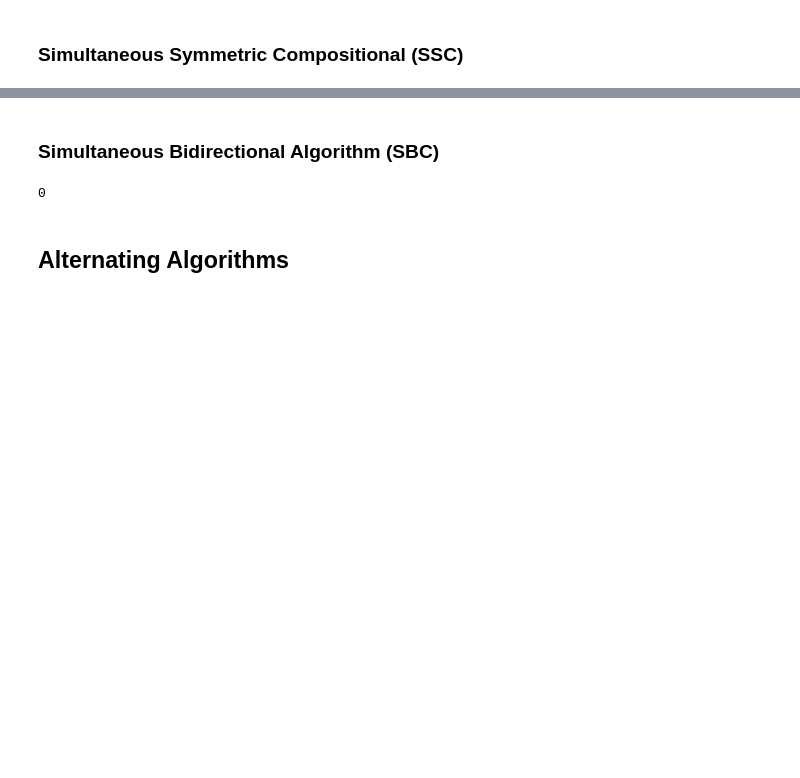
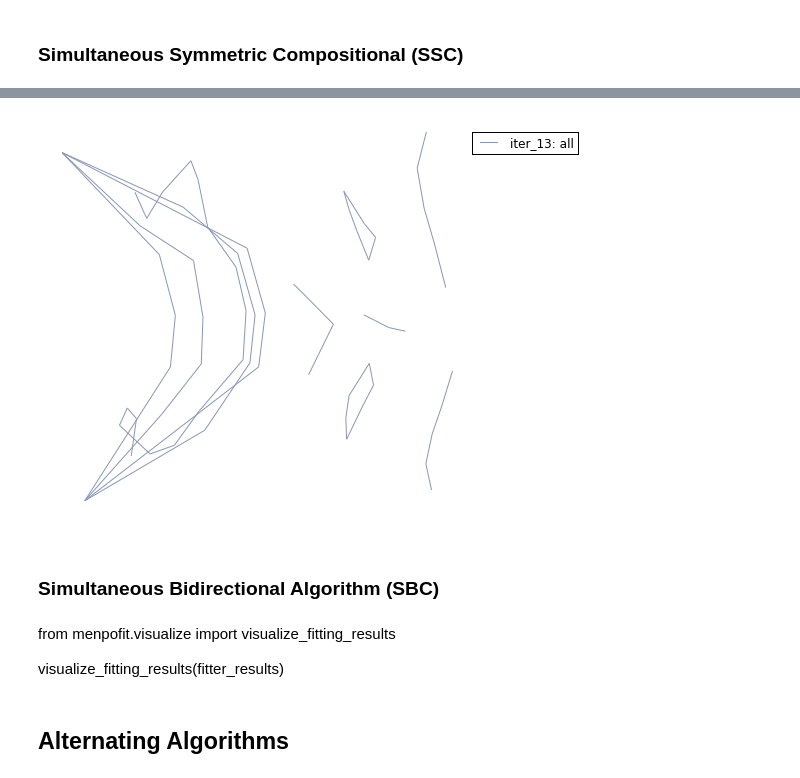
Before and after one commit to patricksnape/alabortijcv2015, a Jupyter notebook: notebooks/Exp3/Test-Models.ipynb, the cells around one changed output, grey strips where cells are left out. Saved outputs shown, nothing was run; the diff lists cells and outputs as text; code cells hidden in the pictures; blank space fills up the shorter version.

```diff
--- a/notebooks/Exp3/Test-Models.ipynb
+++ b/notebooks/Exp3/Test-Models.ipynb
@@ -242,0 +260,39 @@ for n in noise_std:
+# %%
+from alabortijcv2015.utils import pickle_dump
+from alabortijcv2015.aam import SerializableAAMFitterResult
+
+for n in noise_std:
+
+    fitter_results = []
+
+    for seed in xrange(repeat):
+
+        np.random.seed(seed=seed)
+
+        for j, i in enumerate(test_images):
+
+            gt_s = i.landmarks[group].lms
+
+            if n is not None:
+                s = fitter.perturb_shape(gt_s, noise_std=n)
+            else:
+                s = gt_s
+
+            fr = fitter.fit(i, s, gt_shape=gt_s, max_iters=max_iters, prior=prior)
+
+            fitter_results.append(fr)
+            fr.downscale = 0.5
+
+            print 'Image: ', j
+            print fr
+
+        if n is (None or 0):
+            break
+
+    print n
+
+    alg_type = fitter._algorithms[0].__class__.__name__
+    results = [SerializableAAMFitterResult('none', fr.shapes(), fr.costs(), fr.n_iters, alg_type, fr.gt_shape)
+               for fr in fitter_results]
+
+    pickle_dump(results, path + 'PhD/Results/ijcv2015/exp3_' + aam_type + '_' + features_type + '_' + alg_type + '_' + db + '_' + str(n))
@@ -243,7 +318,9 @@ for n in noise_std:
 # %%
-#from menpofit.visualize import visualize_fitting_results
+from menpofit.visualize import visualize_fitting_results
 
-#visualize_fitting_results(fitter_results)
+visualize_fitting_results(fitter_results)
+# %% [output]
+[figure, added]
 # %% [markdown]
 ### Simultaneous Bidirectional Algorithm (SBC)
 # %%
@@ -281,7 +368,7 @@ for n in noise_std:
             #print 'Image: ', j
             #print fr
 
-        if n is None or 0:
+        if n is (None or 0):
             break
 
     print n
@@ -290,6 +377,4 @@ for n in noise_std:
     results = [SerializableAAMFitterResult('none', fr.shapes(), fr.costs(), fr.n_iters, alg_type, fr.gt_shape)
                for fr in fitter_results]
 
-    pickle_dump(results, path + 'PhD/Results/ijcv2015/exp3' + aam_type + '_' + features_type + '_' + alg_type + '_' + db + '_' + str(n))
+    pickle_dump(results, path + 'PhD/Results/ijcv2015/exp3_' + aam_type + '_' + features_type + '_' + alg_type + '_' + db + '_' + str(n))
-# %% [output]
-0
@@ -300,3 +381,7 @@ for n in noise_std:
+# %% [markdown]
+from menpofit.visualize import visualize_fitting_results
+
+visualize_fitting_results(fitter_results)
 # %% [markdown]
 ## Alternating Algorithms
 # %% [markdown]
```
Also changed, not shown: parts of 65 cells of this notebook, 9 other files.
